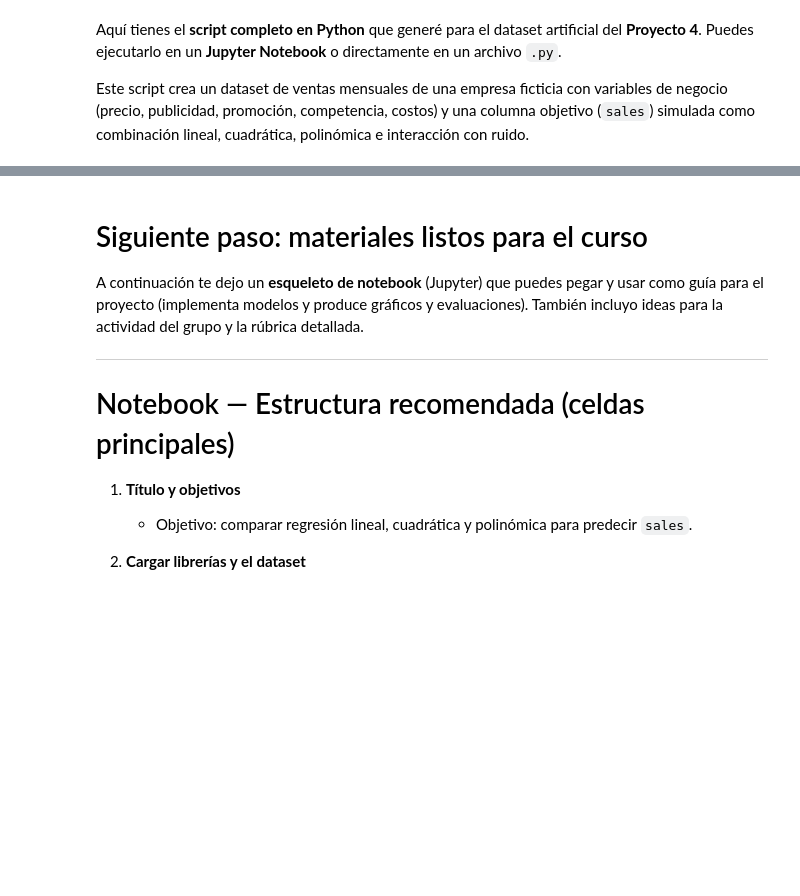
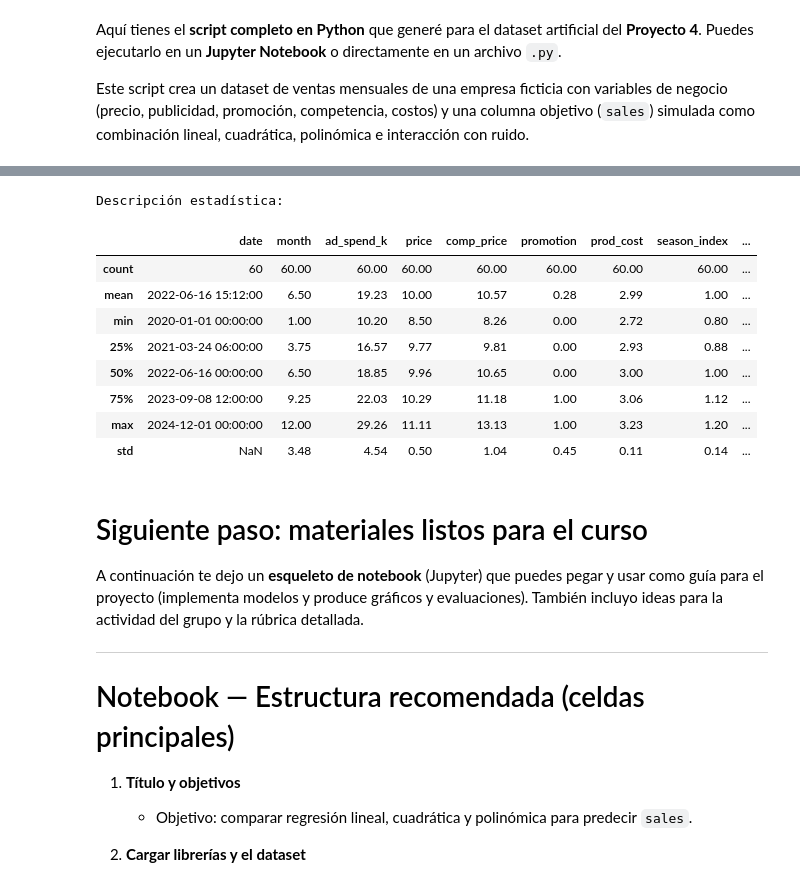
Before and after one commit to marco-canas/analisis_numerico, a Jupyter notebook: 4_planifica_implementa/2_evaluación/3_proyectos/3_regresion_deep_learning/3_regresion_deep_learnig.ipynb, the cells around one changed output, grey strips where cells are left out. Cells and saved outputs as stored; diff of their text form; code cells hidden in the pictures; blank space fills up the shorter version.

```diff
--- a/4_planifica_implementa/2_evaluación/3_proyectos/3_regresion_deep_learning/3_regresion_deep_learnig.ipynb
+++ b/4_planifica_implementa/2_evaluación/3_proyectos/3_regresion_deep_learning/3_regresion_deep_learnig.ipynb
@@ -372,3 +417,18 @@ print(df.describe().round(2))
+# %%
+
+print("\nDescripción estadística:\n")
+df.describe().round(2)
+# %% [output]
+Descripción estadística:
+|  | date | month | ad_spend_k | price | comp_price | promotion | prod_cost | season_index | ... |
+| count | 60 | 60.00 | 60.00 | 60.00 | 60.00 | 60.00 | 60.00 | 60.00 | ... |
+| mean | 2022-06-16 15:12:00 | 6.50 | 19.23 | 10.00 | 10.57 | 0.28 | 2.99 | 1.00 | ... |
+| min | 2020-01-01 00:00:00 | 1.00 | 10.20 | 8.50 | 8.26 | 0.00 | 2.72 | 0.80 | ... |
+| 25% | 2021-03-24 06:00:00 | 3.75 | 16.57 | 9.77 | 9.81 | 0.00 | 2.93 | 0.88 | ... |
+| 50% | 2022-06-16 00:00:00 | 6.50 | 18.85 | 9.96 | 10.65 | 0.00 | 3.00 | 1.00 | ... |
+| 75% | 2023-09-08 12:00:00 | 9.25 | 22.03 | 10.29 | 11.18 | 1.00 | 3.06 | 1.12 | ... |
+| max | 2024-12-01 00:00:00 | 12.00 | 29.26 | 11.11 | 13.13 | 1.00 | 3.23 | 1.20 | ... |
+| std | NaN | 3.48 | 4.54 | 0.50 | 1.04 | 0.45 | 0.11 | 0.14 | ... |
 # %% [markdown]
 
 # Siguiente paso: materiales listos para el curso
```
Also changed, not shown: parts of 17 cells of this notebook, 4 other files.
